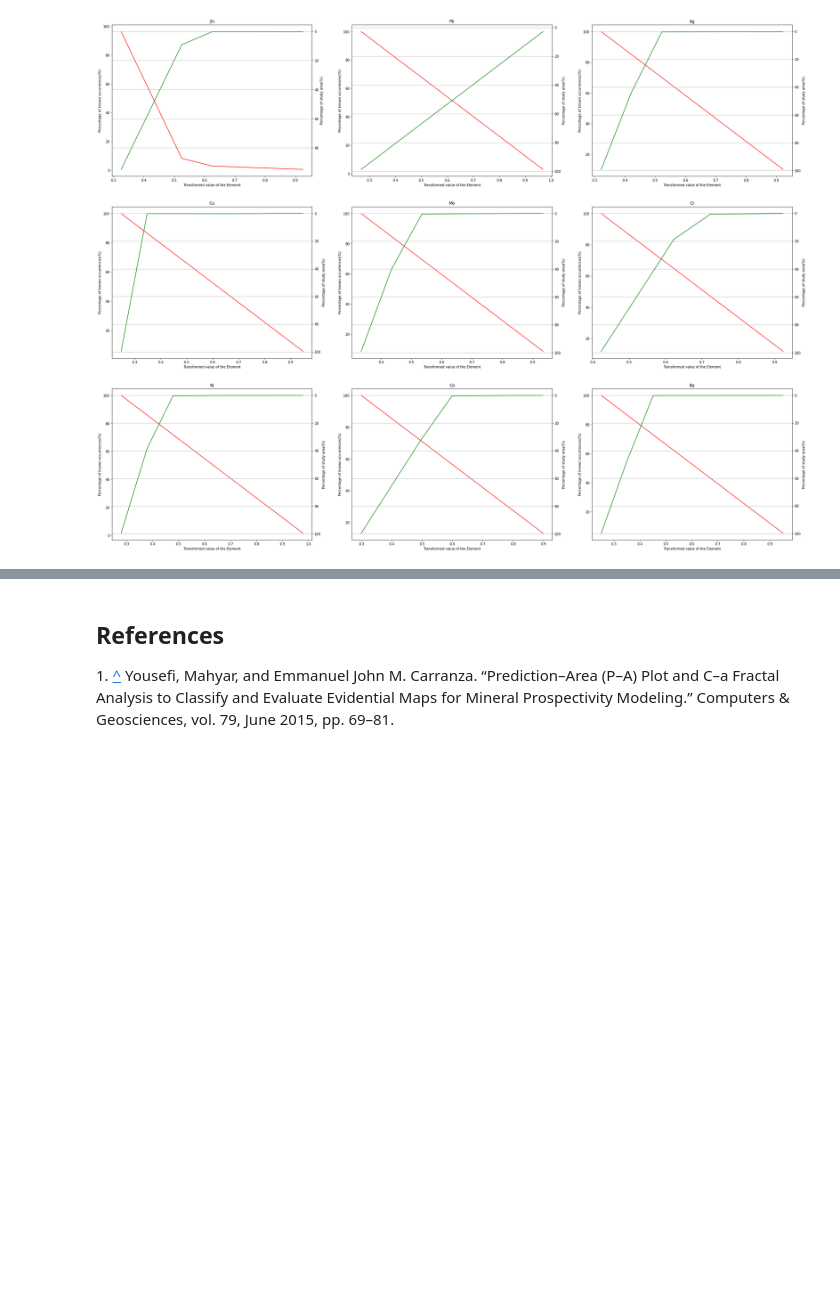
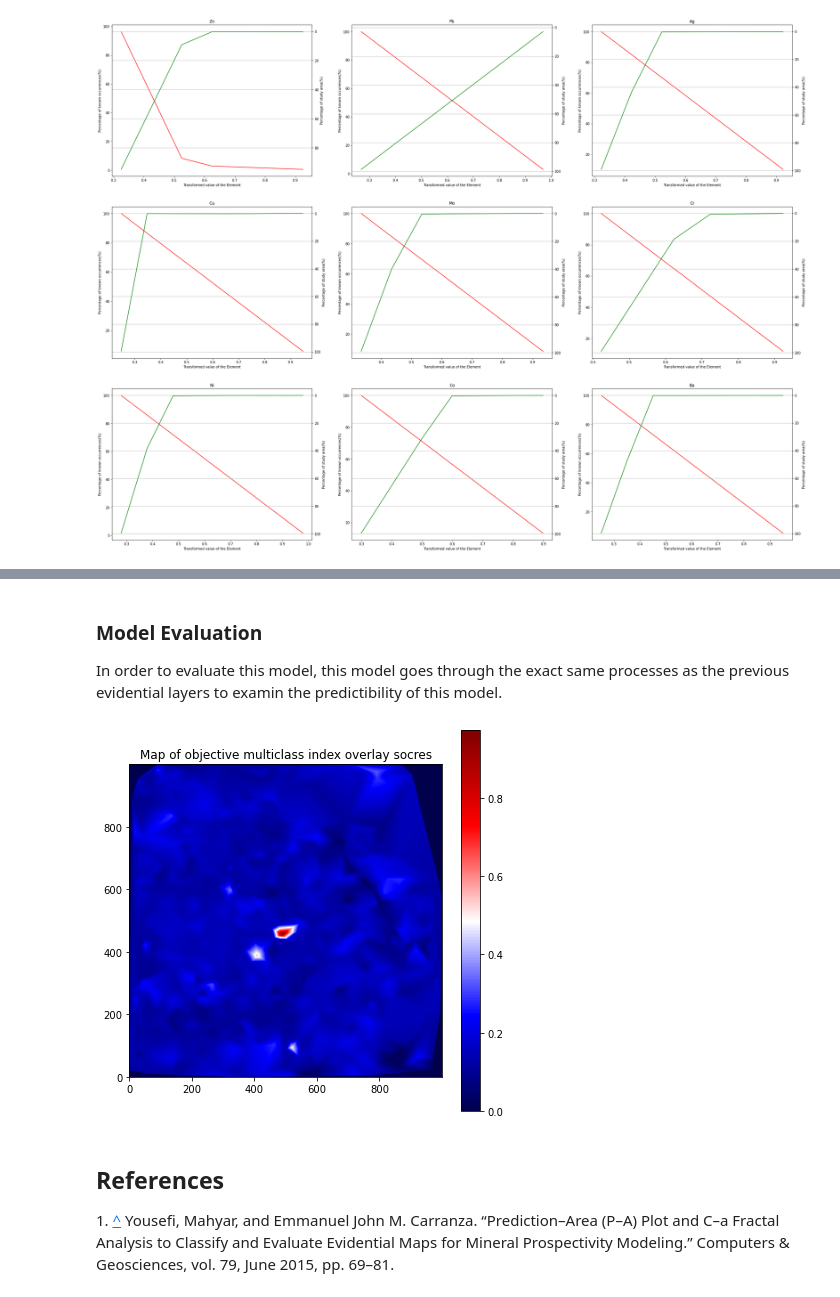
Before and after one commit to SupernovifieD/thesis-UT-2022, a Jupyter notebook: Thesis - Yasin Ghasemi - 2.0.1.ipynb, the cells around one changed output, grey strips where cells are left out. Cells and saved outputs as stored; diff of their text form; code cells hidden in the pictures; blank space fills up the shorter version.

```diff
--- a/Thesis - Yasin Ghasemi - 2.0.1.ipynb
+++ b/Thesis - Yasin Ghasemi - 2.0.1.ipynb
@@ -749,0 +748,3 @@ index_overlay(input_elements)
+# %%
+io_data = index_overlay(input_elements)
+print(io_data)
@@ -750,3 +766,23 @@ index_overlay(input_elements)
+# %% [markdown]
+### Model Evaluation <a name="eval"></a>
+
+In order to evaluate this model, this model goes through the exact same processes as the previous evidential layers to examin the predictibility of this model.
+# %%
+def io_mapping(data):
+
+    # fetching the data using the gridding function
+    io_grid = gridding(data, 'X', 'Y', 'Index Overlay', input_interpol)[1]
+
+    # mapping
+    plt.imshow(io_grid, origin='lower',cmap=plt.get_cmap('seismic'))
+    cbar = plt.colorbar()
+    plt.gcf().set_size_inches(7, 7)
+    plt.title("Map of objective multiclass index overlay socres")
+    plt.show()
+# %%
+io_mapping(io_data)
+# %% [output]
+[figure, added]
 # %% [markdown]
 ## References <a name="refer"></a>
 
```
Also changed, not shown: parts of 6 cells of this notebook.
